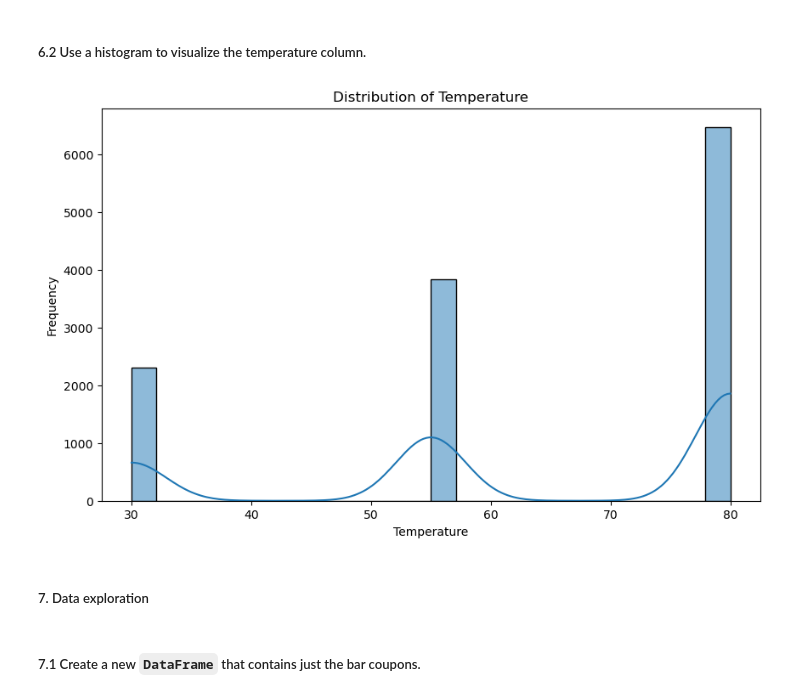
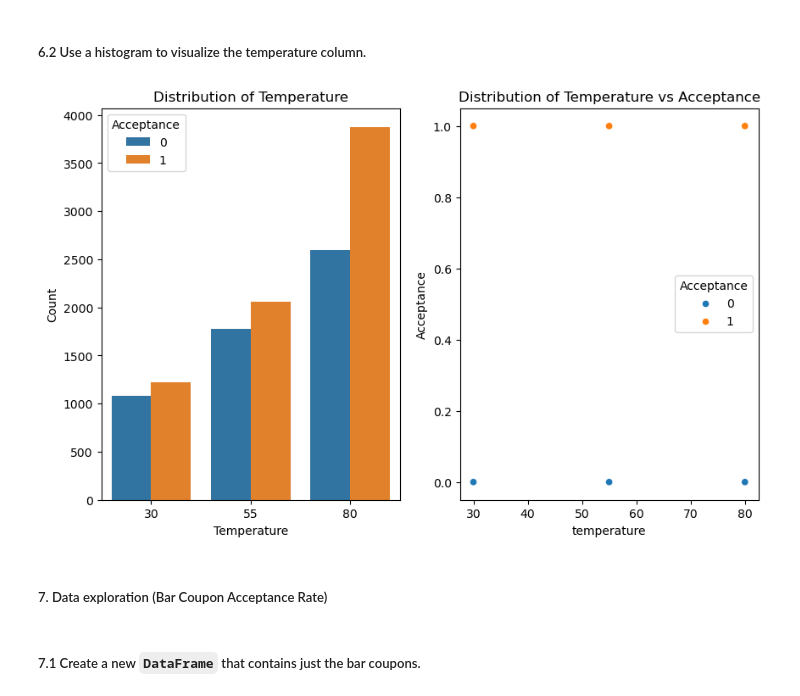
Before and after one commit to Jhonson924/berkeley, a Jupyter notebook: practical application1/coupons.ipynb, the cells around one changed output. Saved outputs shown, nothing was run; the diff lists cells and outputs as text; code cells hidden in the pictures.

```diff
--- a/practical application1/coupons.ipynb
+++ b/practical application1/coupons.ipynb
@@ -132,0 +138,2 @@ dfDuplicate = dfCoupons.duplicated().sum()
+# %%
+dfCoupons['age']=pd.to_numeric(dfCoupons["age"])
@@ -220,0 +250,3 @@ dfCouponMissingVal['Restaurant20To50'] = dfCouponMissingVal['Restaurant20To50'].
+# %%
+dfCouponMissingVal=dfCouponMissingVal.rename(columns={'Y':'Acceptance'})
+dfCouponMissingVal.head()
@@ -251,15 +330,21 @@ plt.show()
 ##### 6.2 Use a histogram to visualize the temperature column.
 # %%
 plt.figure(figsize=(10, 6))
-sns.histplot(dfCouponUpdated['temperature'], kde=True) # Added kde=True for a kernel density estimate curve
+plt.subplot(121)
+sns.countplot(dfCouponUpdated,x='temperature',hue='Acceptance')
 plt.title('Distribution of Temperature')
 plt.xlabel('Temperature')
-plt.ylabel('Frequency')
+plt.ylabel('Count')
+
+
+plt.subplot(122)
+plt.title('Distribution of Temperature vs Acceptance')
+sns.scatterplot(data=dfCouponUpdated, x="temperature", y="Acceptance",hue='Acceptance')
 plt.show()
 # %% [output]
-[figure, old version]
+[figure, new version]
 # %% [markdown]
-##### 7. Data exploration
+##### 7. Data exploration (Bar Coupon Acceptance Rate)
 # %% [markdown]
 ##### 7.1 Create a new `DataFrame` that contains just the bar coupons.
 # %%
```
Also changed, not shown: parts of 34 cells of this notebook.
